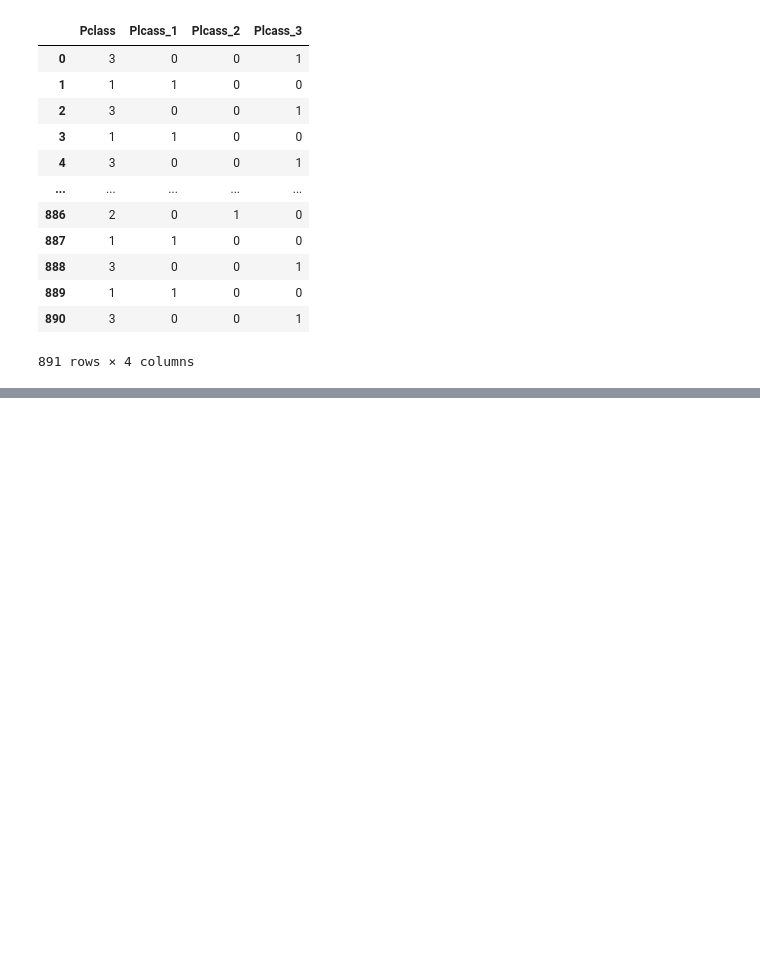
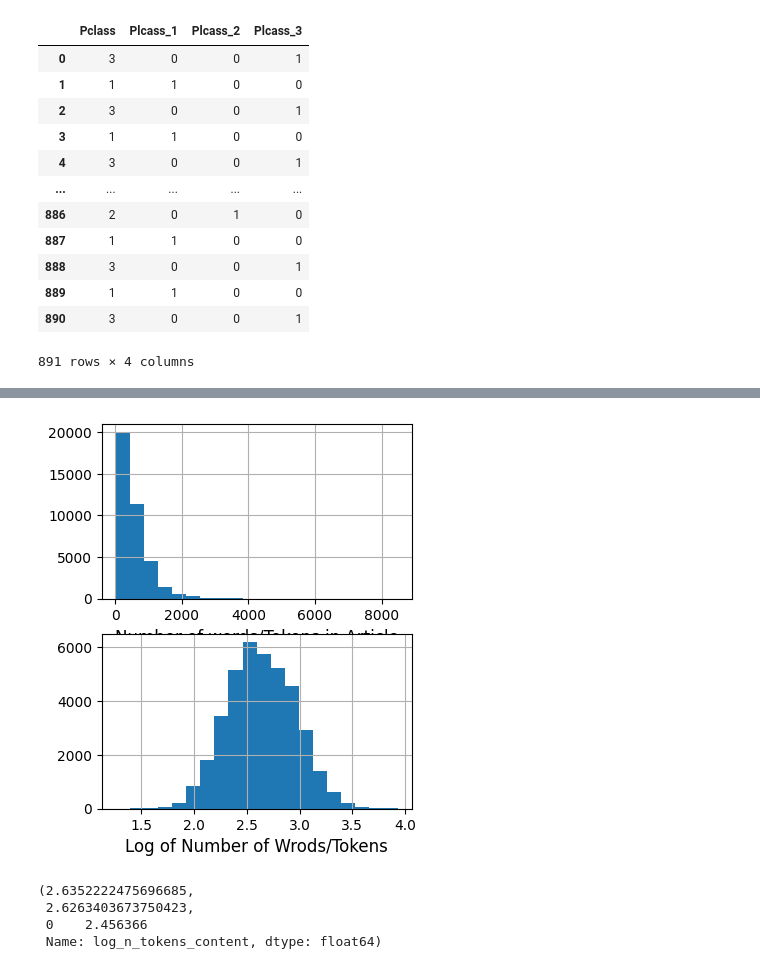
Before and after one commit to Shahriar201/Machine-Learning-Practices, a Jupyter notebook: feature_engineering02.ipynb, the cells around one changed output, grey strips where cells are left out. Drawn from its saved outputs; the diff is of its cells as text; code cells hidden in the pictures; blank space fills up the shorter version.

```diff
--- a/feature_engineering02.ipynb
+++ b/feature_engineering02.ipynb
@@ -109,0 +116,4 @@ df
+# %%
+news = pd.read_csv('dataset/Online news/OnlineNewsPopularity.csv')
+news = news[news[' n_tokens_content'] > 0]
+news
@@ -109,0 +190,26 @@ df
+# %%
+import matplotlib.pylab as plt
+
+news['log_n_tokens_content'] = np.log10(news[' n_tokens_content'])
+
+# draw figure frame
+fig, (ax1, ax2) = plt.subplots(2, 1, figsize=(4, 5))
+# print(fig)
+
+ax1.set_xlabel("Number of words/Tokens in Article", fontsize=12)
+ax2.set_xlabel("Log of Number of Wrods/Tokens", fontsize = 12)
+
+# set values into graph
+news[' n_tokens_content'].hist(ax=ax1, bins=20)
+news['log_n_tokens_content'].hist(ax=ax2, bins=20)
+
+plt.show()
+# %% [output]
+[figure, added]
+# %%
+news['log_n_tokens_content'].mean(), news['log_n_tokens_content'].median(), news['log_n_tokens_content'].mode()
+# %% [output]
+(2.6352222475696685,
+ 2.6263403673750423,
+ 0    2.456366
+ Name: log_n_tokens_content, dtype: float64)
```
Also changed, not shown: parts of 19 cells of this notebook.
